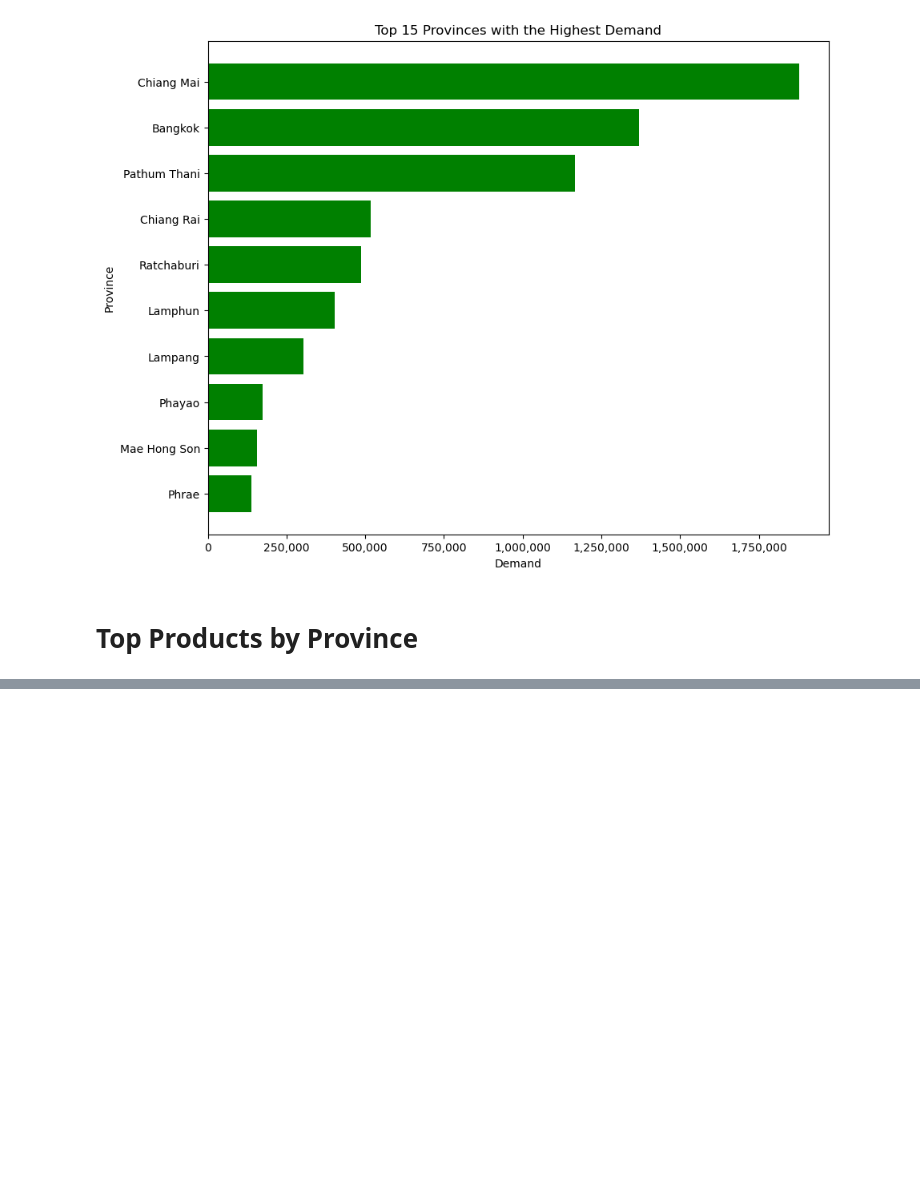
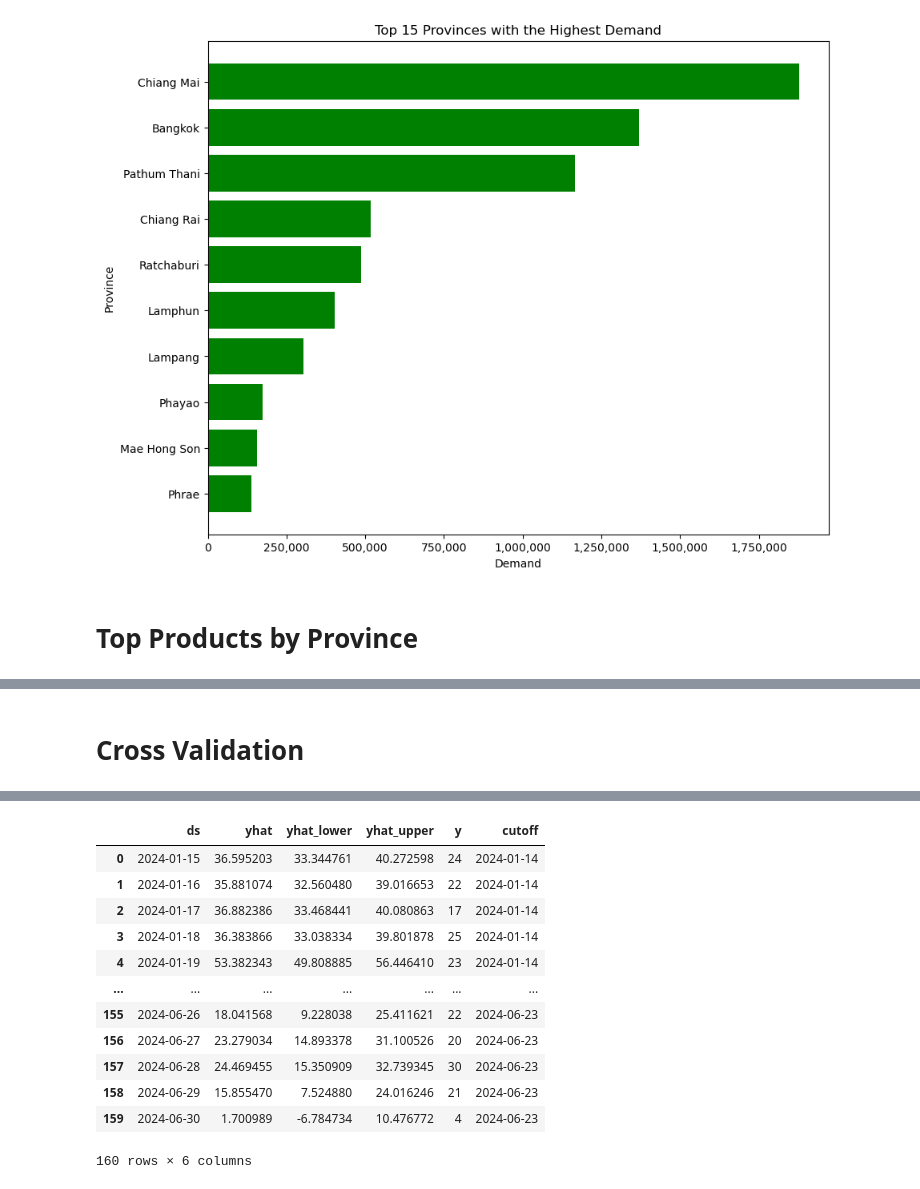
Before and after one commit to sebsvt/data-science-cmu-contest-2024, a Jupyter notebook: data-analysis/analysis-data.ipynb, the cells around one changed output, grey strips where cells are left out. Saved outputs shown, nothing was run; the diff lists cells and outputs as text; code cells hidden in the pictures; blank space fills up the shorter version.

Commit message:
forecasting model [untune version]

```diff
--- a/data-analysis/analysis-data.ipynb
+++ b/data-analysis/analysis-data.ipynb
@@ -252,0 +265,16 @@ top_products_by_province
+# %%
+def demand_forecasting(train_data, periods: int = 1) -> tuple[Prophet ,pd.DataFrame]:
+	try:
+		# range of predict
+		model = Prophet(interval_width=0.65)
+		model.fit(train_data)
+
+		future = model.make_future_dataframe(periods=periods)
+		forecast = model.predict(future)
+		# model.plot_components(forecast)
+		# model.plot(forecast)
+		return model, forecast[['ds', 'yhat', 'yhat_lower', 'yhat_upper']]
+		# return forecast[['ds', 'yhat', 'yhat_lower', 'yhat_upper']].iloc[-periods:]
+
+	except Exception as error:
+		return model, f"Error: {error}"
@@ -252,0 +298,23 @@ top_products_by_province
+# %%
+
+def extract_data_by_item_name_and_group_by(data: pd.DataFrame, datetime_column: str, column: str, filter_value: str, y: str) -> pd.DataFrame:
+	filtered_df = data[data[column] == filter_value]
+	grouped_df = filtered_df.groupby([datetime_column])[y].sum().reset_index()
+	grouped_df = grouped_df.rename(columns={datetime_column: 'ds', y: 'y'})
+	return grouped_df
+# %%
+# to store forecasting result
+item = 'เอกสาร'
+forecasting = {}
+accuracy_metrics = {}
+demand_items = df['ITEM_NAMEในระบบ'].unique()
+# %%
+grouped_data = extract_data_by_item_name_and_group_by(data=df, datetime_column="BILL_DATE", column="ITEM_NAMEในระบบ", filter_value=item, y="QTY")
+model, predicted_data = demand_forecasting(grouped_data, periods=1)
+# grouped_data.max()
+# grouped_data.set_index('ds').plot(title='Document', grid=True, figsize=(20, 10))
+# # Evaluate model accuracy
+# accuracy = evaluate_model_accuracy(grouped_data, test_size=0.2)
+# accuracy_metrics[item] = accuracy
+
+# # Save the forecast result (using the entire dataset for final forecast)
@@ -252,0 +357,2 @@ top_products_by_province
+# %% [markdown]
+# Cross Validation
@@ -252,0 +361,3 @@ top_products_by_province
+# %%
+df_cv = cross_validation(model, initial='10 days', period='7 days', horizon='7 days')
+# %% [output]
@@ -252,0 +381,13 @@ top_products_by_province
+|  | ds | yhat | yhat_lower | yhat_upper | y | cutoff |
+| 0 | 2024-01-15 | 36.595203 | 33.344761 | 40.272598 | 24 | 2024-01-14 |
+| 1 | 2024-01-16 | 35.881074 | 32.560480 | 39.016653 | 22 | 2024-01-14 |
+| 2 | 2024-01-17 | 36.882386 | 33.468441 | 40.080863 | 17 | 2024-01-14 |
+| 3 | 2024-01-18 | 36.383866 | 33.038334 | 39.801878 | 25 | 2024-01-14 |
+| 4 | 2024-01-19 | 53.382343 | 49.808885 | 56.446410 | 23 | 2024-01-14 |
+| ... | ... | ... | ... | ... | ... | ... |
+| 155 | 2024-06-26 | 18.041568 | 9.228038 | 25.411621 | 22 | 2024-06-23 |
+| 156 | 2024-06-27 | 23.279034 | 14.893378 | 31.100526 | 20 | 2024-06-23 |
+| 157 | 2024-06-28 | 24.469455 | 15.350909 | 32.739345 | 30 | 2024-06-23 |
+| 158 | 2024-06-29 | 15.855470 | 7.524880 | 24.016246 | 21 | 2024-06-23 |
+| 159 | 2024-06-30 | 1.700989 | -6.784734 | 10.476772 | 4 | 2024-06-23 |
+160 rows × 6 columns
```
Also changed, not shown: parts of 14 cells of this notebook, 20 other files.
